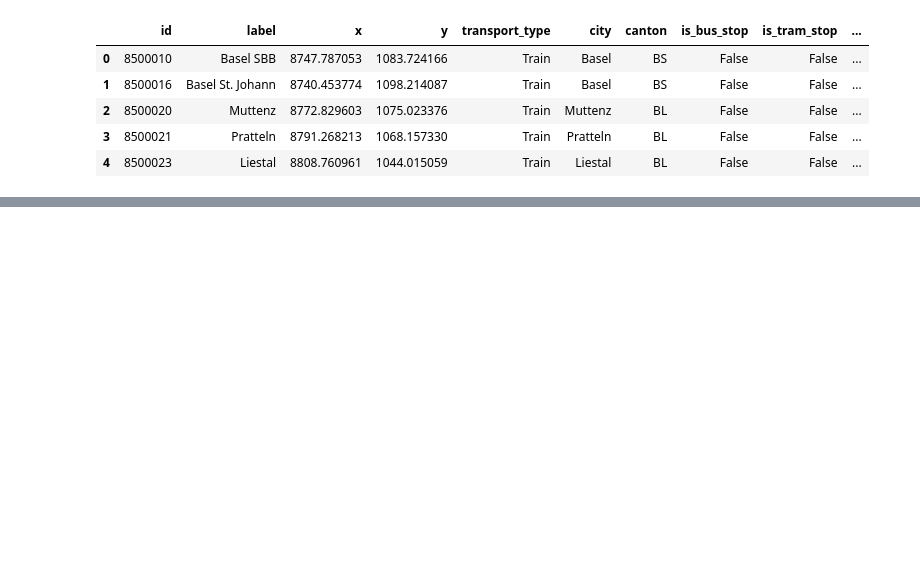
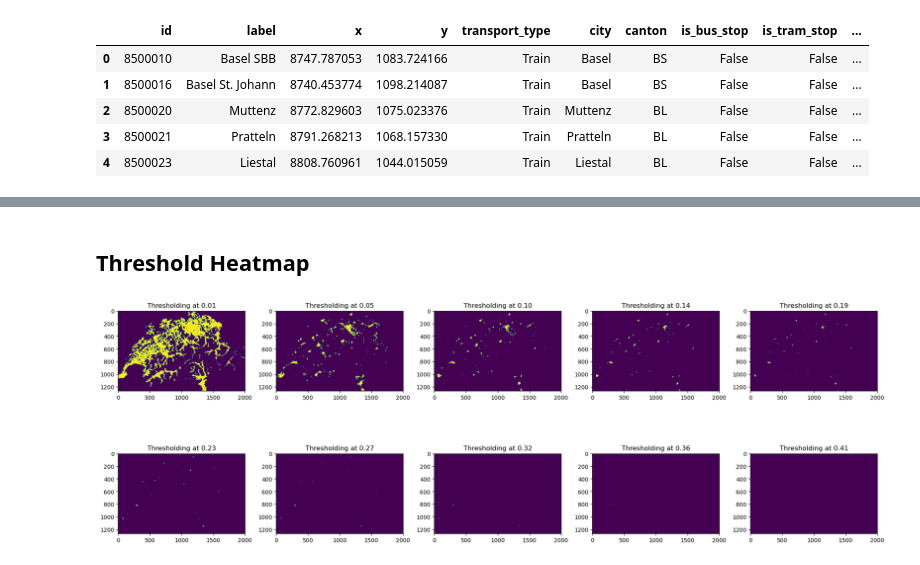
Before and after one commit to com-480-data-visualization/project-2023-choo-choo-data-darlings, a Jupyter notebook: notebooks/heatmap/basic_heatmap.ipynb, the cells around one changed output, grey strips where cells are left out. Drawn from its saved outputs; the diff is of its cells as text; code cells hidden in the pictures; blank space fills up the shorter version.

```diff
--- a/notebooks/heatmap/basic_heatmap.ipynb
+++ b/notebooks/heatmap/basic_heatmap.ipynb
@@ -161,0 +187,3 @@ heatmap.show_density_heatmap(radius=5)
+# %%
+density_hm = heatmap.get_density_heatmap(radius=5)
+density_hm = np.rot90(density_hm)
@@ -165,0 +196,33 @@ heatmap.show_density_heatmap_for_all_transport_types(radius=5)
+# %% [markdown]
+## Threshold Heatmap
+# %%
+min_density_value = density_hm.min() + 0.01
+max_density_value = density_hm.max()
+n_steps = 10
+# Get linearly spaced values between min and max
+values = np.linspace(min_density_value, max_density_value, n_steps)
+
+# Determine the dimensions of the subplot grid
+rows = 2
+cols = int(np.ceil(n_steps / rows))
+
+# Create a figure and the subplot grid
+fig, axs = plt.subplots(rows, cols, figsize=(4 * cols, 4 * rows))
+
+for i, value in enumerate(values):
+    density_hm_thded = density_hm > value
+    ax = axs[i // cols, i % cols]  # Get the current axes in the subplot grid
+    ax.imshow(density_hm_thded)
+    ax.set_title(f"Thresholding at {value:.2f}")
+
+    # save the thresholded heatmap
+    plt.imsave(f"../../data/processed/density_heatmap_{i}.png", density_hm_thded, cmap='gray')
+
+# Hide unused subplots if the number of plots is not equal to rows * cols
+for i in range(n_steps, rows * cols):
+    axs[i // cols, i % cols].axis('off')
+
+plt.tight_layout()  # Adjust spacing between subplots
+plt.show()
+# %% [output]
+[figure, added]
```
Also changed, not shown: parts of 6 cells of this notebook, 17 other files.
